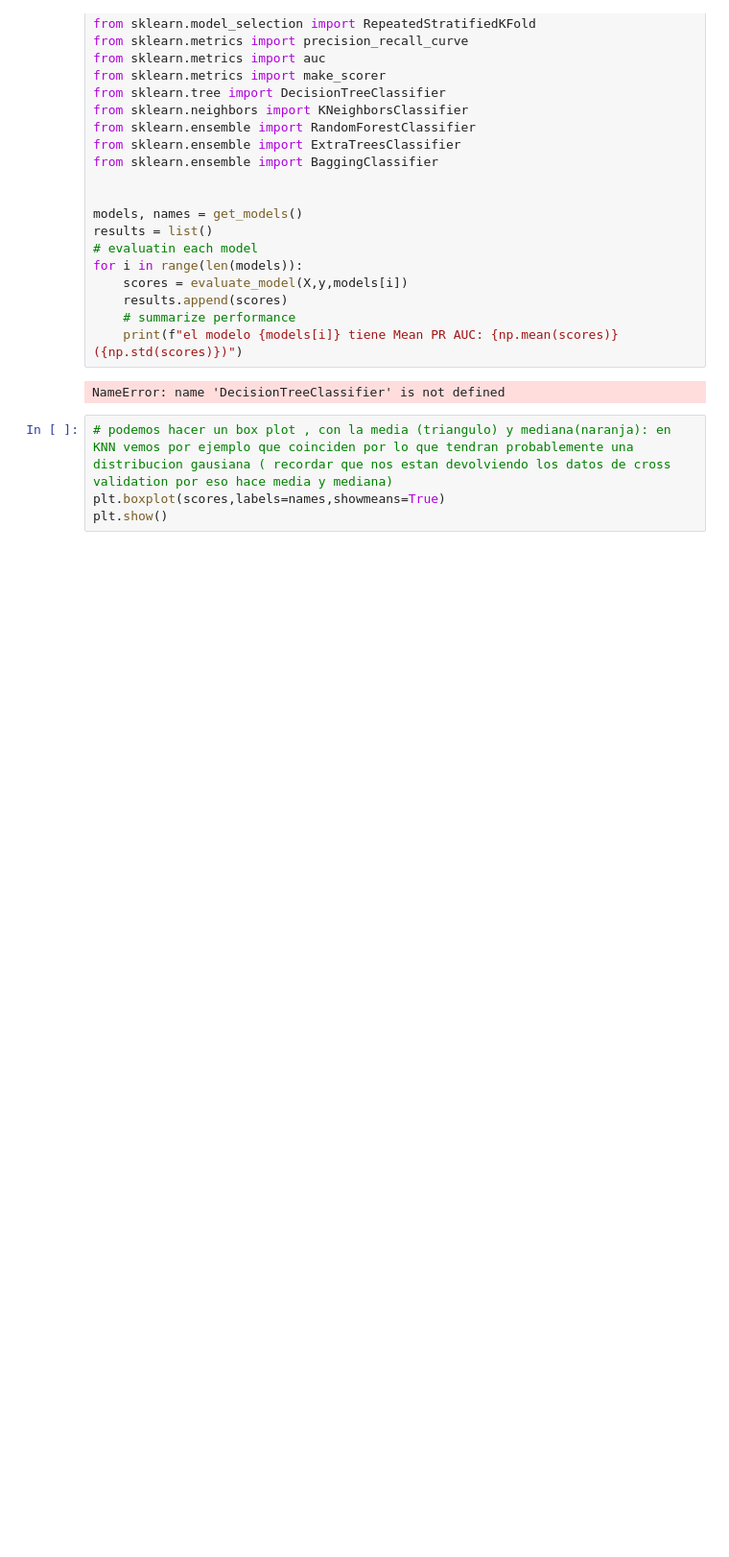
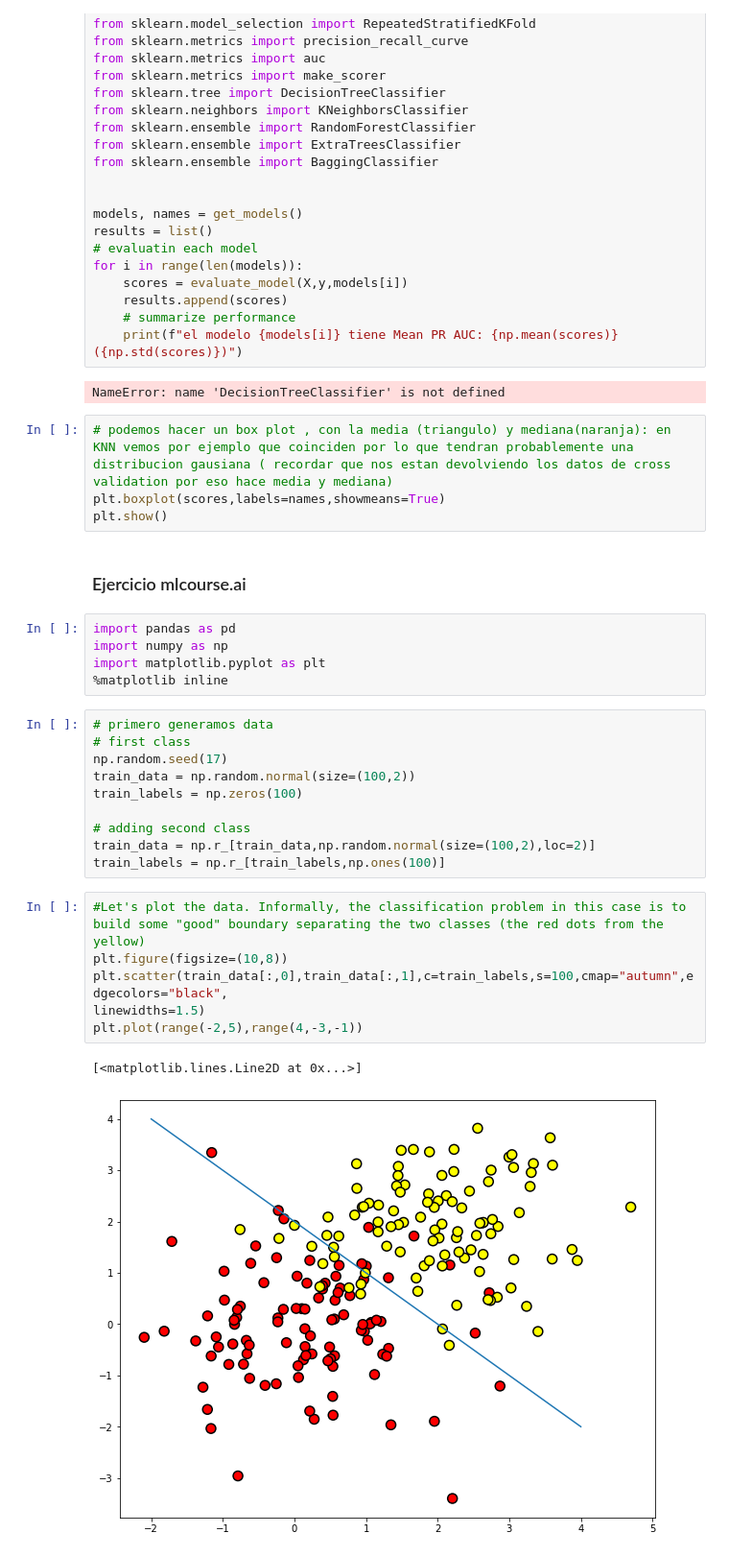
Before and after one commit to gonzalo71/TestGit, a Jupyter notebook: Udemy_exercices/Ejercicios_Arboles.ipynb, the cells around one changed output. Shown at 96% size. Saved outputs shown, nothing was run; the diff lists cells and outputs as text; blank space fills up the shorter version.

```diff
--- a/Udemy_exercices/Ejercicios_Arboles.ipynb
+++ b/Udemy_exercices/Ejercicios_Arboles.ipynb
@@ -230,3 +230,29 @@ NameError: name 'DecisionTreeClassifier' is not defined
 # podemos hacer un box plot , con la media (triangulo) y mediana(naranja): en KNN vemos por ejemplo que coinciden por lo que tendran probablemente una distribucion gausiana ( recordar que nos estan devolviendo los datos de cross validation por eso hace media y mediana)
 plt.boxplot(scores,labels=names,showmeans=True)
 plt.show()
+# %% [markdown]
+### Ejercicio mlcourse.ai
+# %%
+import pandas as pd
+import numpy as np
+import matplotlib.pyplot as plt
+%matplotlib inline
+# %%
+# primero generamos data
+# first class
+np.random.seed(17)
+train_data = np.random.normal(size=(100,2))
+train_labels = np.zeros(100)
+
+# adding second class
+train_data = np.r_[train_data,np.random.normal(size=(100,2),loc=2)]
+train_labels = np.r_[train_labels,np.ones(100)]
+# %%
+#Let's plot the data. Informally, the classification problem in this case is to build some "good" boundary separating the two classes (the red dots from the yellow)
+plt.figure(figsize=(10,8))
+plt.scatter(train_data[:,0],train_data[:,1],c=train_labels,s=100,cmap="autumn",edgecolors="black",
+linewidths=1.5)
+plt.plot(range(-2,5),range(4,-3,-1))
+# %% [output]
+[<matplotlib.lines.Line2D at 0x...>]
+[figure, added]
```
Also changed, not shown: parts of 1 cell of this notebook, 3 other files.
